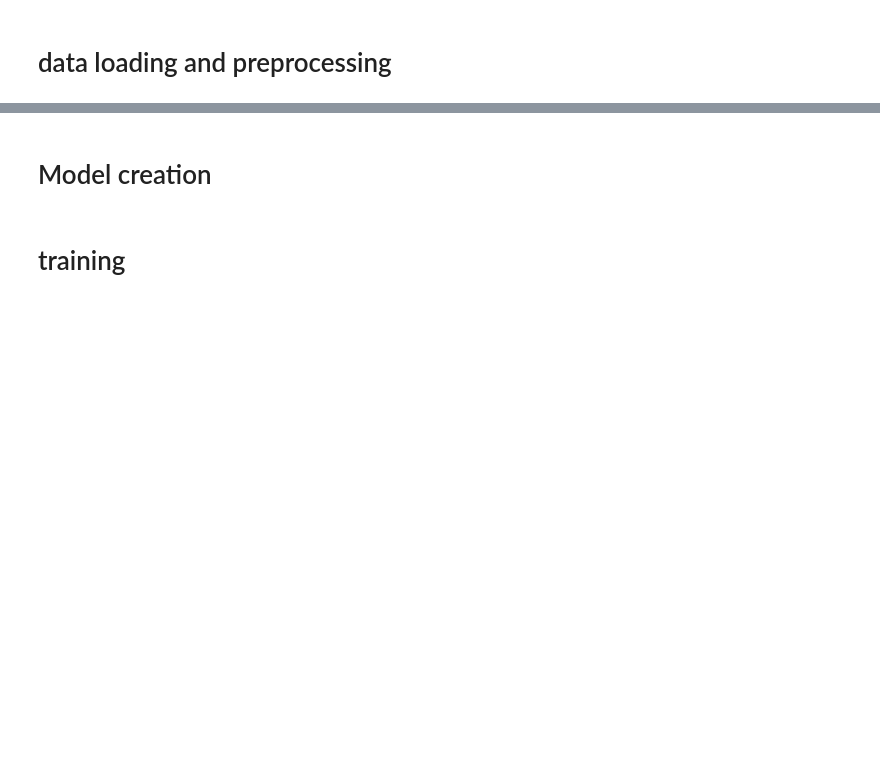
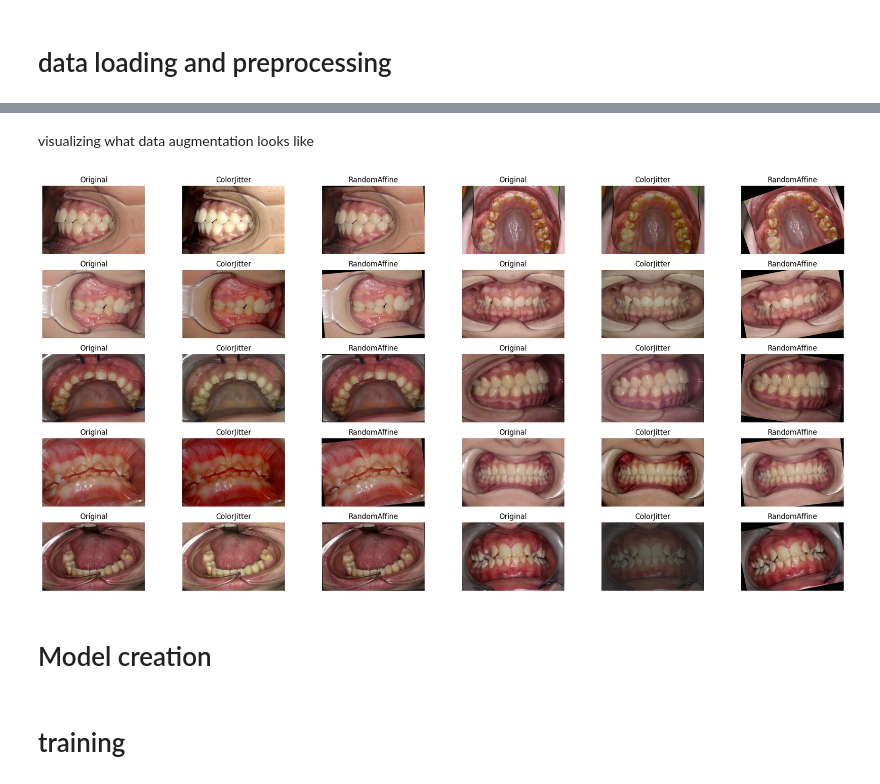
Before and after one commit to ademb2/DENTAL_IMAGE_PROJECT, a Jupyter notebook: notebooks/preprocessing_and_training.ipynb, the cells around one changed output, grey strips where cells are left out. Saved outputs shown, nothing was run; the diff lists cells and outputs as text; code cells hidden in the pictures; blank space fills up the shorter version.

```diff
--- a/notebooks/preprocessing_and_training.ipynb
+++ b/notebooks/preprocessing_and_training.ipynb
@@ -3,3 +55,56 @@
+# %% [markdown]
+visualizing what data augmentation looks like
+# %%
+import matplotlib.pyplot as plt
+import random
+from torchvision import transforms
+from torch.utils.data import DataLoader
+
+# Define your transformations
+color_jitter = transforms.ColorJitter(brightness=0.4, contrast=0.4, saturation=0.4, hue=0.05)
+affine_transform = transforms.RandomRotation(20)
+
+# Load dataset without applying transforms initially
+dataset = ImageDataset(image_dir, label_file, image_type, transform=None)
+
+# Select 10 random images
+indices = random.sample(range(len(dataset)), 10)
+
+# Plot before and after transformation
+plt.figure(figsize=(20, 10))
+for i, idx in enumerate(indices):
+    # Get image and label
+    image, _ = dataset[idx]
+
+    # Apply transformations to PIL image
+    jittered_image = color_jitter(image)
+    affine_image = affine_transform(image)
+
+    # Convert images to numpy for visualization
+    image_np = np.array(image)
+    jittered_image_np = np.array(jittered_image)
+    affine_image_np = np.array(affine_image)
+
+    # Display original and transformed images
+    plt.subplot(5, 6, 3*i+1)
+    plt.imshow(image_np)
+    plt.title('Original')
+    plt.axis('off')
+
+    plt.subplot(5, 6, 3*i+2)
+    plt.imshow(jittered_image_np)
+    plt.title('ColorJitter')
+    plt.axis('off')
+
+    plt.subplot(5, 6, 3*i+3)
+    plt.imshow(affine_image_np)
+    plt.title('RandomAffine')
+    plt.axis('off')
+
+plt.tight_layout()
+plt.show()
+# %% [output]
+[figure, added]
 # %%
 import os
 import pandas as pd
```
Also changed, not shown: parts of 13 cells of this notebook.
